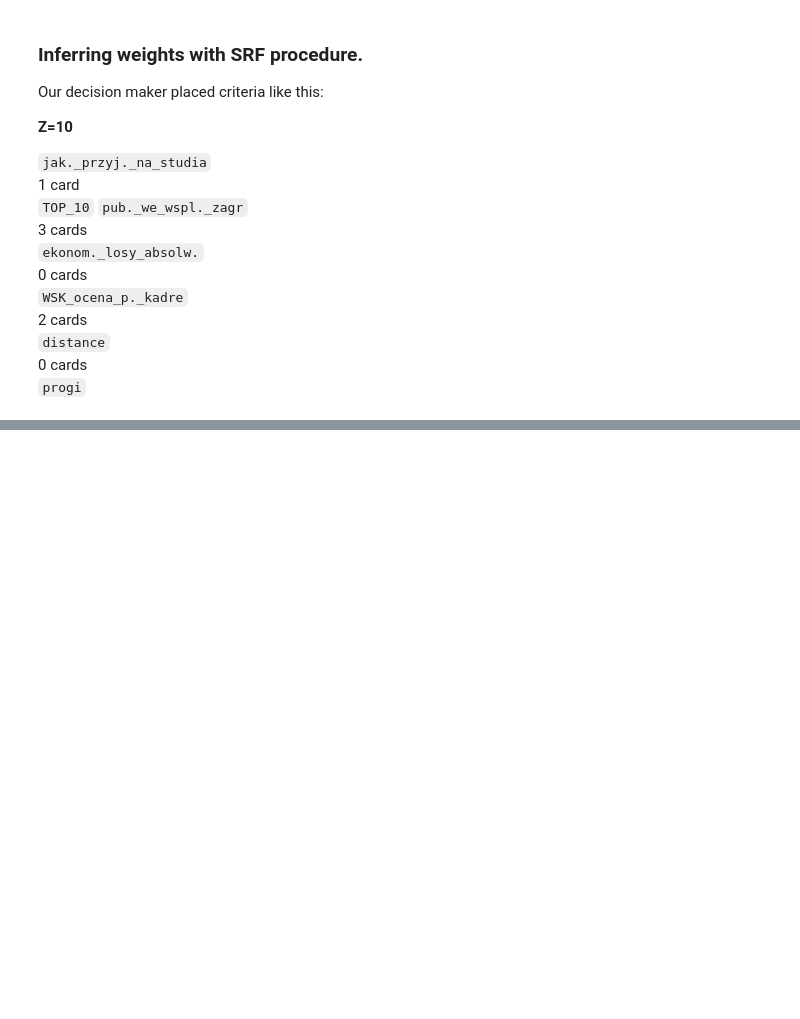
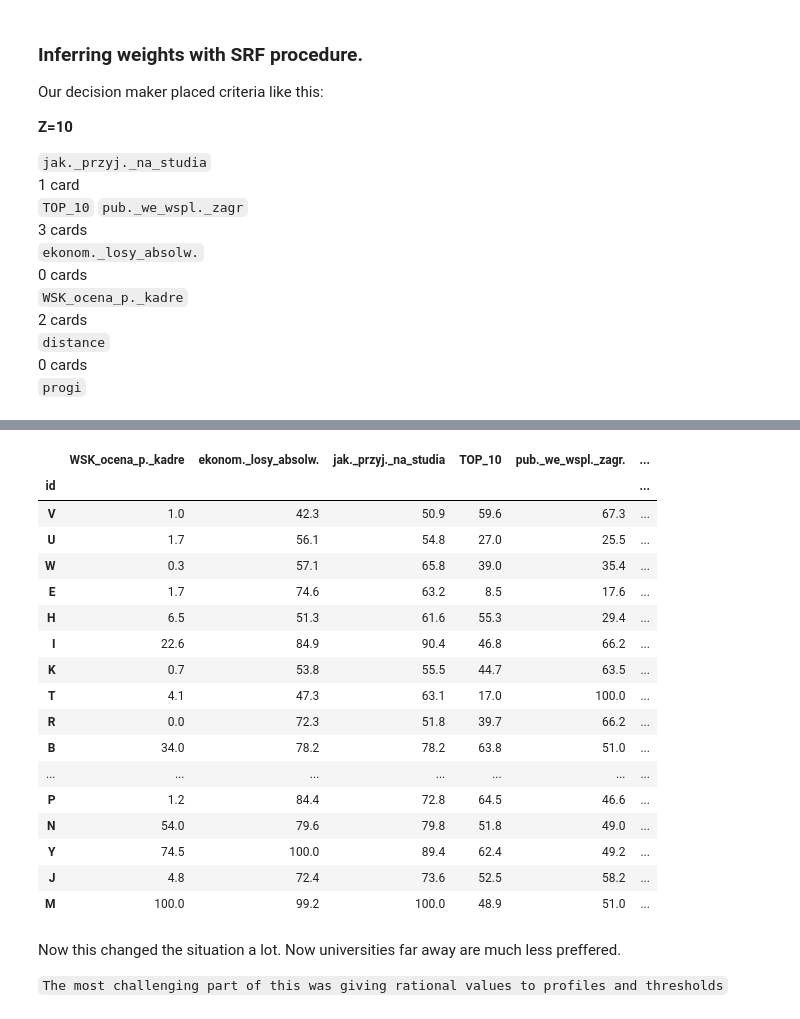
Before and after one commit to SebChw/elethee, a Jupyter notebook: report.ipynb, the cells around one changed output, grey strips where cells are left out. Saved outputs shown, nothing was run; the diff lists cells and outputs as text; code cells hidden in the pictures; blank space fills up the shorter version.

```diff
--- a/report.ipynb
+++ b/report.ipynb
@@ -144,0 +346,37 @@ get_srf(Z, ORDERED_CRITERIA, BLANK_CARDS)
+# %%
+Z = 10
+ORDERED_CRITERIA = ["progi", "WSK_ocena_p._kadre", "ekonom._losy_absolw.",
+                    ("TOP_10", "pub._we_wspl._zagr."), "jak._przyj._na_studia", "distance"]
+BLANK_CARDS = [0,1,0,1,3]
+
+WEIGHTS = get_srf(Z, ORDERED_CRITERIA, BLANK_CARDS)
+WEIGHTS_ARR = np.array([WEIGHTS[name] for name in data.columns])
+CRED_TH = infer_lambda(WEIGHTS_ARR, [[2, 5], [1,5], [5,4]])
+pd.DataFrame(WEIGHTS.values(), columns = ["weights"], index=WEIGHTS.keys())
+
+thresholds['v'][:-1, :] = 100
+# %%
+get_results(data, thresholds, profiles)
+# %% [output]
+|  | WSK_ocena_p._kadre | ekonom._losy_absolw. | jak._przyj._na_studia | TOP_10 | pub._we_wspl._zagr. | ... |
+| id |  |  |  |  |  | ... |
+| V | 1.0 | 42.3 | 50.9 | 59.6 | 67.3 | ... |
+| U | 1.7 | 56.1 | 54.8 | 27.0 | 25.5 | ... |
+| W | 0.3 | 57.1 | 65.8 | 39.0 | 35.4 | ... |
+| E | 1.7 | 74.6 | 63.2 | 8.5 | 17.6 | ... |
+| H | 6.5 | 51.3 | 61.6 | 55.3 | 29.4 | ... |
+| I | 22.6 | 84.9 | 90.4 | 46.8 | 66.2 | ... |
+| K | 0.7 | 53.8 | 55.5 | 44.7 | 63.5 | ... |
+| T | 4.1 | 47.3 | 63.1 | 17.0 | 100.0 | ... |
+| R | 0.0 | 72.3 | 51.8 | 39.7 | 66.2 | ... |
+| B | 34.0 | 78.2 | 78.2 | 63.8 | 51.0 | ... |
+| ... | ... | ... | ... | ... | ... | ... |
+| P | 1.2 | 84.4 | 72.8 | 64.5 | 46.6 | ... |
+| N | 54.0 | 79.6 | 79.8 | 51.8 | 49.0 | ... |
+| Y | 74.5 | 100.0 | 89.4 | 62.4 | 49.2 | ... |
+| J | 4.8 | 72.4 | 73.6 | 52.5 | 58.2 | ... |
+| M | 100.0 | 99.2 | 100.0 | 48.9 | 51.0 | ... |
+# %% [markdown]
+Now this changed the situation a lot. Now universities far away are much less preffered.
+
+`The most challenging part of this was giving rational values to profiles and thresholds`
```
Also changed, not shown: parts of 23 cells of this notebook.
